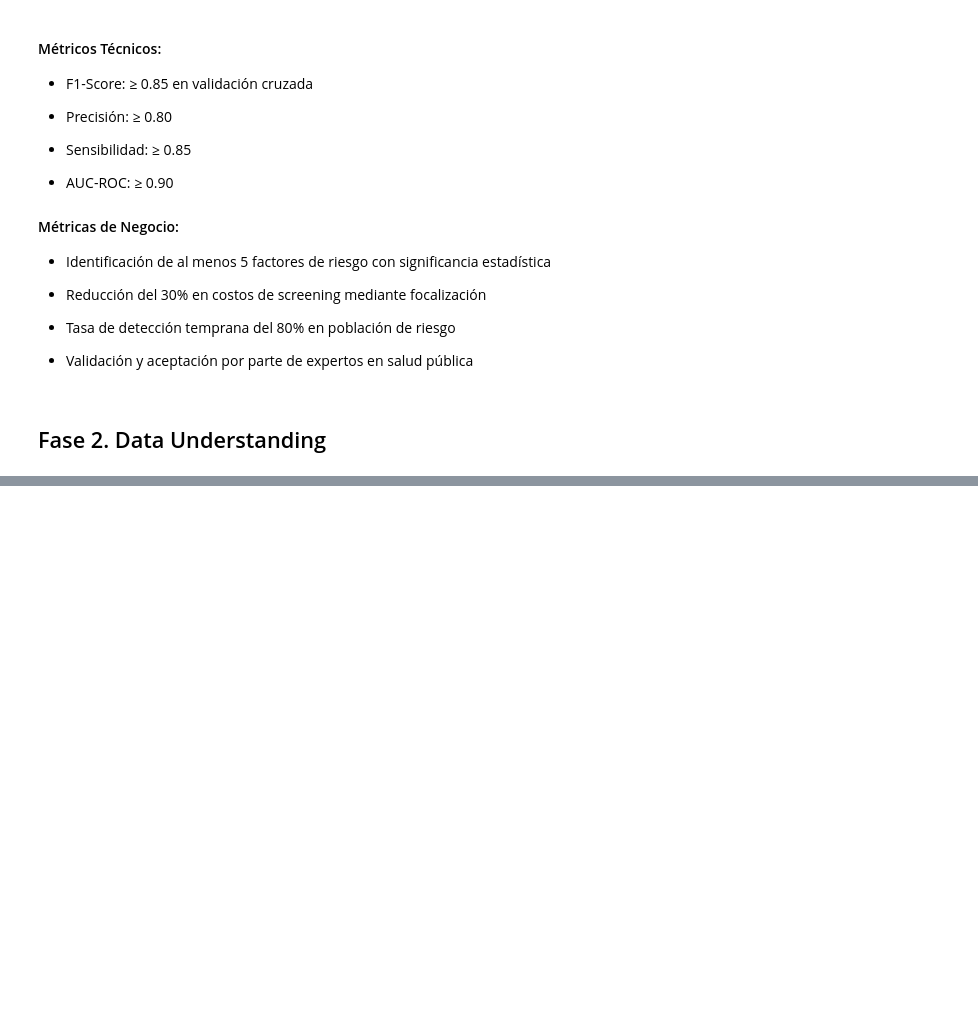
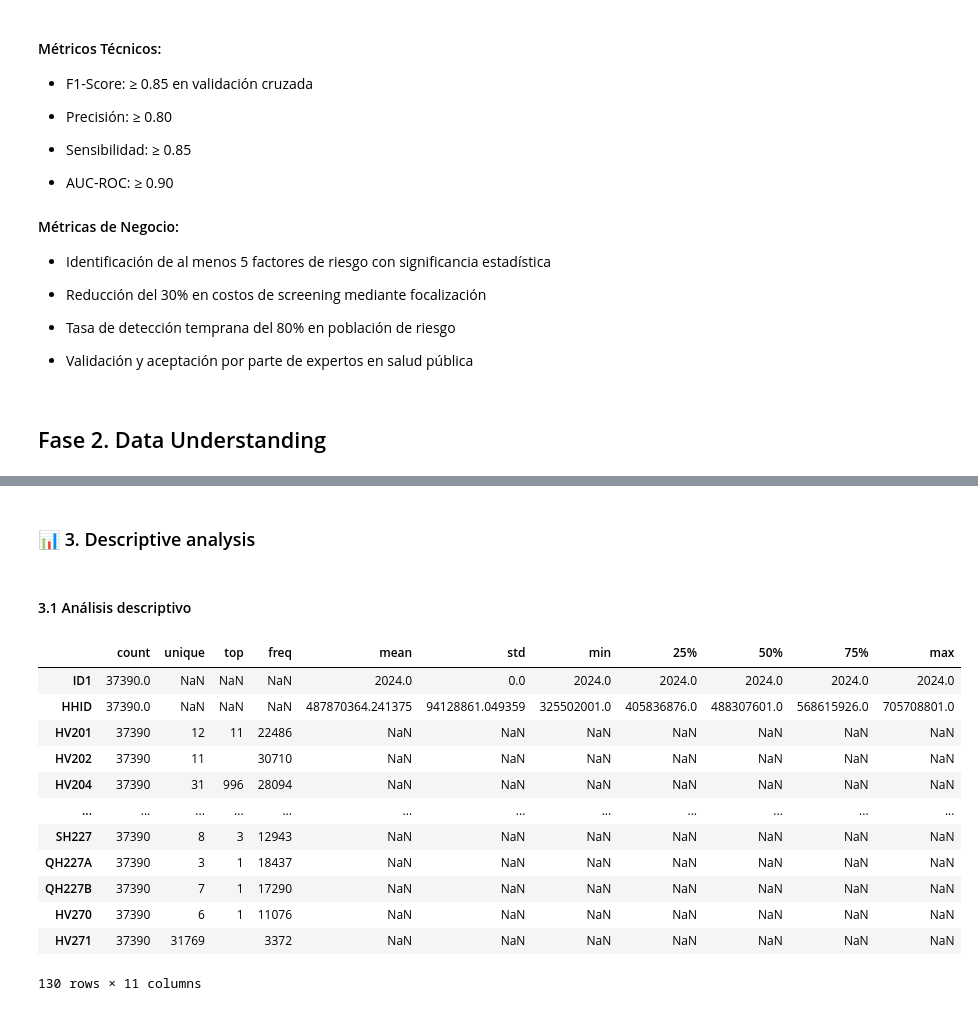
Before and after one commit to abelguevara-upeu/data-minig, a Jupyter notebook: notebooks/md-project/Fase 1-2.ipynb, the cells around one changed output, grey strips where cells are left out. Saved outputs shown, nothing was run; the diff lists cells and outputs as text; code cells hidden in the pictures; blank space fills up the shorter version.

```diff
--- a/notebooks/md-project/Fase 1-2.ipynb
+++ b/notebooks/md-project/Fase 1-2.ipynb
@@ -195,0 +465,58 @@ df.shape: (38488, 40)
+# %% [markdown]
+### 📊 3. Descriptive analysis
+# %% [markdown]
+#### 3.1 Análisis descriptivo
+# %%
+# ...existing code...
+categorical_cols = [
+    # RECH0
+    'HV015',  # Resultado de la entrevista en el hogar
+    'HV020',  # Muestra de alguna vez en unión
+    'HV023',  # Dominio
+    'HV024',  # Región
+    'HV025',  # Área de residencia
+    'HV026',  # Lugar de residencia
+    'HV027',  # Selección para hombre/esposo
+
+    # RECH5
+    'HA54',   # Actualmente embarazada
+    'HA57A',  # Nivel de anemia
+    'HA59',   # Nivel de anemia OMS
+    'HA52',   # Consentimiento hemoglobina
+
+    # RECH23
+    'HV201',  # Fuente principal de agua para beber
+    'HV202',  # Fuente principal de agua en el hogar
+    'HV205',  # Tipo de servicio higiénico
+    'HV206',  # Electricidad en el hogar
+    'HV207',  # Radio en el hogar
+    'HV208',  # Televisor en el hogar
+    'HV209',  # Refrigeradora/congeladora
+    'HV210',  # Bicicleta/triciclo
+    'HV211',  # Motocicleta/motokar
+    'HV212',  # Carro/camión
+    'HV213',  # Material del piso
+    'HV214',  # Material de paredes exteriores
+    # Puedes agregar más según tus necesidades y diccionarios
+]
+
+for col in categorical_cols:
+    if col in df_3.columns:
+        df_3[col] = df_3[col].astype('category')
+
+#Resumen estadístico de todas las variables (describe()).
+df_3.describe(include="all").T # incluye categóricas y numéricas
+# %% [output]
+|  | count | unique | top | freq | mean | std | min | 25% | 50% | 75% | max |
+| ID1 | 37390.0 | NaN | NaN | NaN | 2024.0 | 0.0 | 2024.0 | 2024.0 | 2024.0 | 2024.0 | 2024.0 |
+| HHID | 37390.0 | NaN | NaN | NaN | 487870364.241375 | 94128861.049359 | 325502001.0 | 405836876.0 | 488307601.0 | 568615926.0 | 705708801.0 |
+| HV201 | 37390 | 12 | 11 | 22486 | NaN | NaN | NaN | NaN | NaN | NaN | NaN |
+| HV202 | 37390 | 11 |  | 30710 | NaN | NaN | NaN | NaN | NaN | NaN | NaN |
+| HV204 | 37390 | 31 | 996 | 28094 | NaN | NaN | NaN | NaN | NaN | NaN | NaN |
+| ... | ... | ... | ... | ... | ... | ... | ... | ... | ... | ... | ... |
+| SH227 | 37390 | 8 | 3 | 12943 | NaN | NaN | NaN | NaN | NaN | NaN | NaN |
+| QH227A | 37390 | 3 | 1 | 18437 | NaN | NaN | NaN | NaN | NaN | NaN | NaN |
+| QH227B | 37390 | 7 | 1 | 17290 | NaN | NaN | NaN | NaN | NaN | NaN | NaN |
+| HV270 | 37390 | 6 | 1 | 11076 | NaN | NaN | NaN | NaN | NaN | NaN | NaN |
+| HV271 | 37390 | 31769 |  | 3372 | NaN | NaN | NaN | NaN | NaN | NaN | NaN |
+130 rows × 11 columns
```
Also changed, not shown: parts of 6 cells of this notebook, 5 other files.
